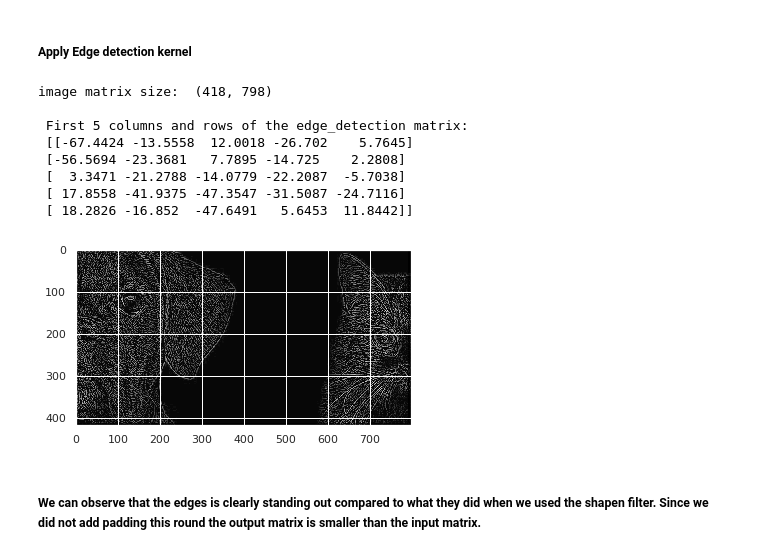
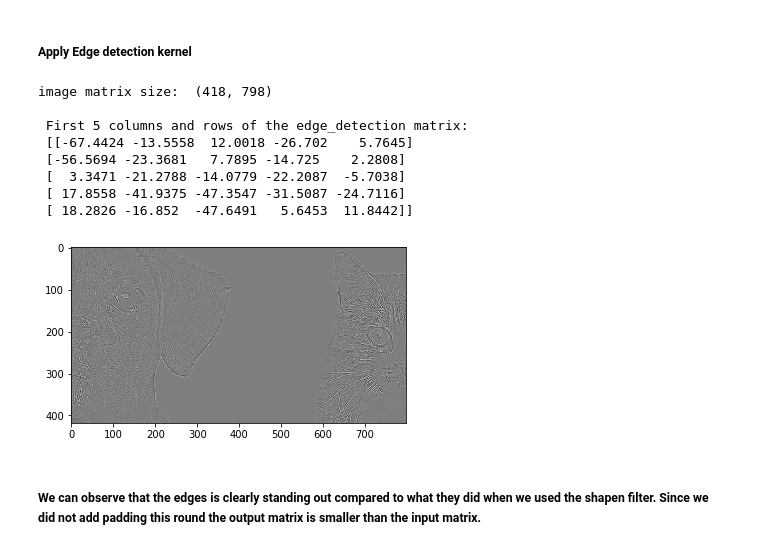
Before and after one commit to 181210/dat158, a Jupyter notebook: Oblig_2/Oblig_2ML.ipynb, the cells around one changed output. Cells and saved outputs as stored; diff of their text form; code cells hidden in the pictures.

```diff
--- a/Oblig_2/Oblig_2ML.ipynb
+++ b/Oblig_2/Oblig_2ML.ipynb
@@ -179,35 +178,35 @@ image matrix size:  (420, 800)
     from skimage import exposure
 
     # Load the image
     img = io.imread('https://assets.rebelcircus.com/blog/wp-content/uploads/2017/11/4234234-85.jpg')
 
     # Convert the image to grayscale (1 channel)
     img = color.rgb2gray(img)
 
     # Kernel for edge detection
     kernel = np.array([[-1,-1,-1],[-1, 8,-1],[-1,-1,-1]])
 
     # Not recommended to use padding for edge detection
     edges = scipy.signal.convolve2d(img, kernel, 'valid')
 
     # Print out the matrix size
     print('image matrix size: ', edges.shape)
 
     print('\n First 5 columns and rows of the edge_detection matrix: \n', edges[:5,:5]*255)
 
     #Manually asserting gray scale to image plot since the range adjustment does not apply to the image
-    plt.imshow(edges_equalized, cmap=plt.cm.gray)
+    plt.imshow(edges, cmap=plt.cm.gray)
     plt.show()
 # %% [output]
 image matrix size:  (418, 798)
 
  First 5 columns and rows of the edge_detection matrix:
  [[-67.4424 -13.5558  12.0018 -26.702    5.7645]
  [-56.5694 -23.3681   7.7895 -14.725    2.2808]
  [  3.3471 -21.2788 -14.0779 -22.2087  -5.7038]
  [ 17.8558 -41.9375 -47.3547 -31.5087 -24.7116]
  [ 18.2826 -16.852  -47.6491   5.6453  11.8442]]
-[figure, old version]
+[figure, new version]
 # %% [markdown]
 ##### We can observe that the edges is clearly standing out compared to what they did when we used the shapen filter. Since we did not add padding this round the output matrix is smaller than the input matrix.
 # %% [markdown]
```
Also changed, not shown: parts of 11 cells of this notebook.
